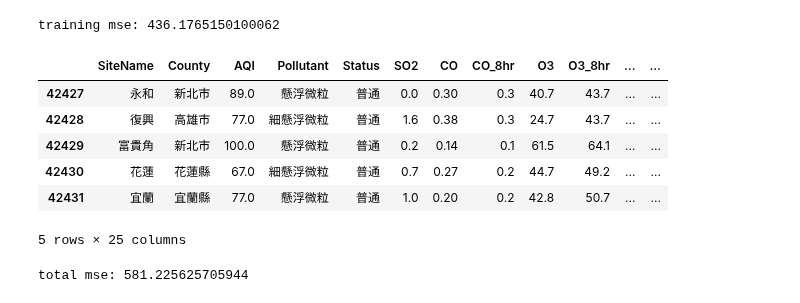
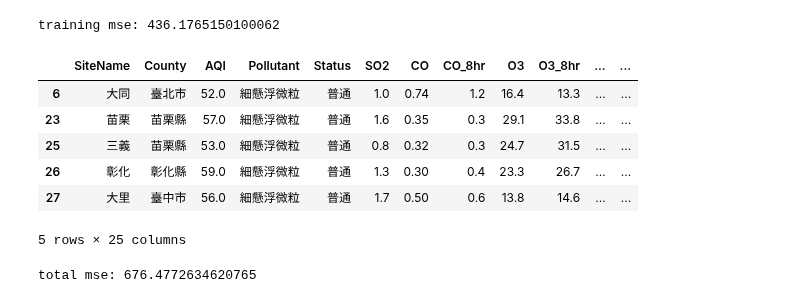
Before and after one commit to pryang0601/Bayesian-Analysis, a Jupyter notebook: Linear_drop_v2/linear_drop_v2.ipynb, the cells around one changed output. Saved outputs shown, nothing was run; the diff lists cells and outputs as text; code cells hidden in the pictures.

```diff
--- a/Linear_drop_v2/linear_drop_v2.ipynb
+++ b/Linear_drop_v2/linear_drop_v2.ipynb
@@ -13,9 +13,9 @@ from datetime import datetime
 from sklearn.metrics import mean_squared_error
 import pickle
 # %%
-df=pd.read_csv('/kaggle/input/historyapr/EPA_OD_202304.csv')
+df=pd.read_csv('/Users/pryang/Documents/貝氏資料分析介紹/Project/Bayesian-Analysis/EPA_OD_202304.csv')
+truth=copy.deepcopy(df)
 df=df[df['PublishTime']>='2023-04-24 00:00:00']
-truth=copy.deepcopy(df)
 df.head()
 # %% [output]
 |  | SiteName | County | AQI | Pollutant | Status | SO2 | CO | CO_8hr | O3 | O3_8hr | ... | ... |
@@ -111,7 +111,7 @@ for idx,s in enumerate(Site):
 # %%
 ref={}
 for i in range(1,9):
-    filename="/kaggle/working/dict"+str(i)+".pkl"
+    filename="dict"+str(i)+".pkl"
     with open(filename,"rb") as file:
         ref.update(pickle.load(file))
 ref
@@ -158,19 +149,19 @@ print("training mse:",mse)
 # %% [output]
 training mse: 436.1765150100062
 # %%
-truth['result'] = df.apply(calculate_result, axis=1)
+truth=truth.dropna()
+truth['result'] = truth.apply(calculate_result, axis=1)
 truth.head()
 # %% [output]
 |  | SiteName | County | AQI | Pollutant | Status | SO2 | CO | CO_8hr | O3 | O3_8hr | ... | ... |
-| 42427 | 永和 | 新北市 | 89.0 | 懸浮微粒 | 普通 | 0.0 | 0.30 | 0.3 | 40.7 | 43.7 | ... | ... |
-| 42428 | 復興 | 高雄市 | 77.0 | 細懸浮微粒 | 普通 | 1.6 | 0.38 | 0.3 | 24.7 | 43.7 | ... | ... |
-| 42429 | 富貴角 | 新北市 | 100.0 | 懸浮微粒 | 普通 | 0.2 | 0.14 | 0.1 | 61.5 | 64.1 | ... | ... |
-| 42430 | 花蓮 | 花蓮縣 | 67.0 | 細懸浮微粒 | 普通 | 0.7 | 0.27 | 0.2 | 44.7 | 49.2 | ... | ... |
-| 42431 | 宜蘭 | 宜蘭縣 | 77.0 | 懸浮微粒 | 普通 | 1.0 | 0.20 | 0.2 | 42.8 | 50.7 | ... | ... |
+| 6 | 大同 | 臺北市 | 52.0 | 細懸浮微粒 | 普通 | 1.0 | 0.74 | 1.2 | 16.4 | 13.3 | ... | ... |
+| 23 | 苗栗 | 苗栗縣 | 57.0 | 細懸浮微粒 | 普通 | 1.6 | 0.35 | 0.3 | 29.1 | 33.8 | ... | ... |
+| 25 | 三義 | 苗栗縣 | 53.0 | 細懸浮微粒 | 普通 | 0.8 | 0.32 | 0.3 | 24.7 | 31.5 | ... | ... |
+| 26 | 彰化 | 彰化縣 | 59.0 | 細懸浮微粒 | 普通 | 1.3 | 0.30 | 0.4 | 23.3 | 26.7 | ... | ... |
+| 27 | 大里 | 臺中市 | 56.0 | 細懸浮微粒 | 普通 | 1.7 | 0.50 | 0.6 | 13.8 | 14.6 | ... | ... |
 5 rows × 25 columns
 # %%
-truth=truth.dropna()
 mse = mean_squared_error(truth['PM2.5'].values, truth['result'].values)
 print("total mse:",mse)
 # %% [output]
-total mse: 581.225625705944
+total mse: 676.4772634620765
```
Also changed, not shown: parts of 1 cell of this notebook.
